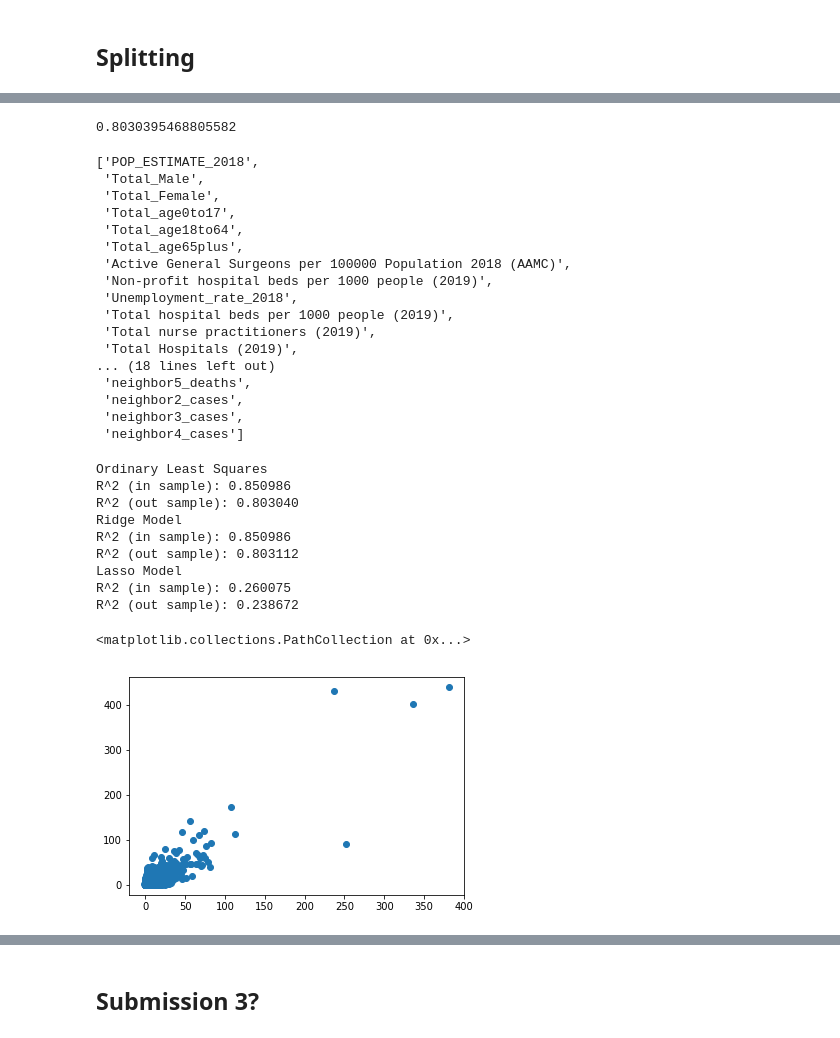
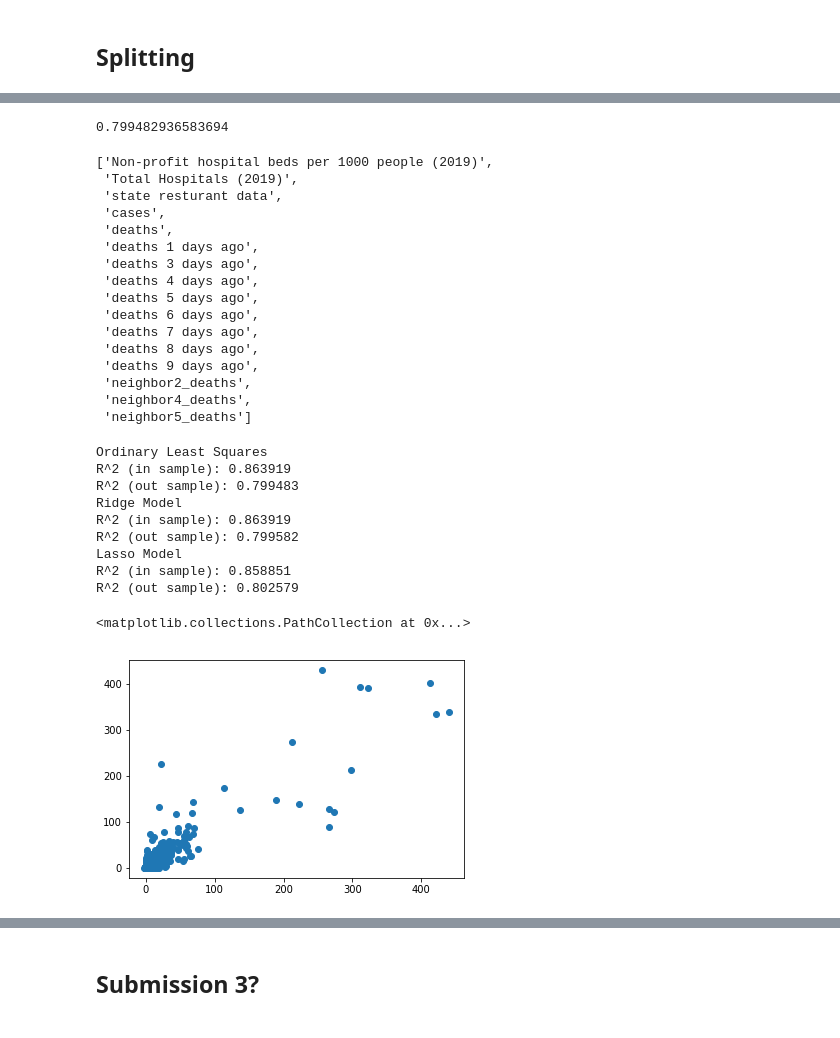
Before and after one commit to majesticfish/CS156B-Covid-Challenge, a Jupyter notebook: exploratory/Sean's Notebook/Just XY, please.ipynb, the cells around one changed output, grey strips where cells are left out. Drawn from its saved outputs; the diff is of its cells as text; code cells hidden in the pictures.

```diff
--- a/exploratory/Sean's Notebook/Just XY, please.ipynb
+++ b/exploratory/Sean's Notebook/Just XY, please.ipynb
@@ -159,7 +159,8 @@ def state_to_fip(state_abr):
     return df_jhu_states.fips[df_jhu_states.State == state_abr].values[0]
 # %%
 def get_XY(df, delta_y, look_back_y, y_generator, fips_list=get_fips(),
-           moving_window=True, start_date=110, offset=0, features=None):
+           moving_window=True, start_date=110, offset=0, features=None,
+           add_cases=False):
     if features != None:
         df = df[features]
     df = df[df.fips % 1000 != 0] # remove aggregate states
@@ -179,6 +180,7 @@ def get_XY(df, delta_y, look_back_y, y_generator, fips_list=get_fips(),
         df[col_name] = df['fips'].map(lambda fip: 0)
     X = []
     Y = []
+    Y_add = []
     for fips in df.index:
         if int(fips) not in fips_list:
             continue
@@ -217,20 +219,32 @@ def get_XY(df, delta_y, look_back_y, y_generator, fips_list=get_fips(),
                     base[-look_back_y + i] = ys[j - delta_y - i]
             X.append(base)
             Y.append(ys[j])
+            if add_cases:
+                Y_add.append(cum_cases[j])
             if not moving_window:
                 break
     df_new = pd.DataFrame(X, columns = df.columns)
     df_new['target'] = Y
+    if add_cases:
+        df_new['target_cases'] = Y_add
     return df_new
 
-def get_XY_with_neighs(df, delta_y, look_back_y, y_generator, fips_list=get_fips(), moving_window=True,offset=0, features=None):
+def get_XY_with_neighs(df, delta_y, look_back_y, y_generator, fips_list=get_fips(),
+                       moving_window=True,offset=0, features=None, add_cases=False):
     if features != None:
         df = df[features]
-    df_new = get_XY(df, delta_y, look_back_y, y_generator, fips_list=fips_list, moving_window=moving_window,offset=offset)
+    df_new = get_XY(df, delta_y, look_back_y, y_generator, fips_list=fips_list,
+                    moving_window=moving_window,offset=offset, add_cases=add_cases)
     df_new = df_new.loc[~np.isnan(df_new.pclon10)]
-    X = df_new.iloc[:,2:-1]
+    if add_cases:
+        X = df_new.iloc[:,2:-2]
+        y_cases = df_new['target_cases']
+    else:
+        X = df_new.iloc[:,2:-1]
     y = df_new['target'].values
     X = add_radius_neighbors(add_neighbors(X))
+    if add_cases:
+        return X,y,y_cases
     return X, y
 
 def Rsquare(pred, actual):
@@ -240,7 +254,8 @@ def Rsquare(pred, actual):
 # %%
 large_fips, small_fips = split_fips(cum_death_counter,min_thresh=1)
 # %%
-X,y = get_XY_with_neighs(df_jhu_merged, 1, 10, delta_death_counter, fips_list=large_fips,offset=0,features=features)
+X,y,y_cases = get_XY_with_neighs(df_jhu_merged, 1, 10, delta_death_counter,
+                         fips_list=large_fips, offset=1, features=features, add_cases=True)
 X_train, X_test, y_train, y_test = train_test_split(X, y, test_size=0.4)
 # %%
 nof_list=np.arange(1,44)
@@ -270,13 +285,13 @@ Score with 34 features: 0.803040
 # %%
 model = LinearRegression()
-rfe = RFE(model,34)
+rfe = RFE(model,16)
 X_train_rfe = rfe.fit_transform(X_train,y_train)
 X_test_rfe = rfe.transform(X_test)
 model.fit(X_train_rfe,y_train)
 print(model.score(X_test_rfe,y_test))
 support = rfe.support_
 # %% [output]
-0.8030395468805582
+0.799482936583694
 # %%
 good_cols = []
 for i in range(len(support)):
@@ -284,52 +299,51 @@ for i in range(len(support)):
         good_cols.append(X_train.columns[i])
 good_cols
 # %% [output]
-['POP_ESTIMATE_2018',
- 'Total_Male',
- 'Total_Female',
- 'Total_age0to17',
- 'Total_age18to64',
- 'Total_age65plus',
- 'Active General Surgeons per 100000 Population 2018 (AAMC)',
- 'Non-profit hospital beds per 1000 people (2019)',
- 'Unemployment_rate_2018',
- 'Total hospital beds per 1000 people (2019)',
- 'Total nurse practitioners (2019)',
+['Non-profit hospital beds per 1000 people (2019)',
  'Total Hospitals (2019)',
-... (18 lines left out)
- 'neighbor5_deaths',
- 'neighbor2_cases',
- 'neighbor3_cases',
- 'neighbor4_cases']
+ 'state resturant data',
+ 'cases',
+ 'deaths',
+ 'deaths 1 days ago',
+ 'deaths 3 days ago',
+ 'deaths 4 days ago',
+ 'deaths 5 days ago',
+ 'deaths 6 days ago',
+ 'deaths 7 days ago',
+ 'deaths 8 days ago',
+ 'deaths 9 days ago',
+ 'neighbor2_deaths',
+ 'neighbor4_deaths',
+ 'neighbor5_deaths']
 # %%
 X_train_filtered = X_train[good_cols]
 X_test_filtered = X_test[good_cols]
 # %%
 normal_model = LinearRegression().fit(X_train_filtered.values, y_train)
 print("Ordinary Least Squares")
 print("R^2 (in sample): %f" % normal_model.score(X_train_filtered,y_train))
 print("R^2 (out sample): %f" % normal_model.score(X_test_filtered,y_test))
-ridge_model = Ridge(alpha=900)
+ridge_model = Ridge(alpha=1000)
 ridge_model.fit(X_train_filtered.values, y_train)
 print("Ridge Model")
 print("R^2 (in sample): %f" % ridge_model.score(X_train_filtered,y_train))
 print("R^2 (out sample): %f" % ridge_model.score(X_test_filtered,y_test))
-lasso_model = Lasso(alpha=100)
+lasso_model = Lasso(alpha=1)
 lasso_model.fit(X_train_filtered.values, y_train)
 print("Lasso Model")
 print("R^2 (in sample): %f" % lasso_model.score(X_train_filtered,y_train))
 print("R^2 (out sample): %f" % lasso_model.score(X_test_filtered,y_test))
 plt.scatter(ridge_model.predict(X_test_filtered), y_test)
 # %% [output]
 Ordinary Least Squares
-R^2 (in sample): 0.850986
-R^2 (out sample): 0.803040
+R^2 (in sample): 0.863919
+R^2 (out sample): 0.799483
 Ridge Model
-R^2 (in sample): 0.850986
-R^2 (out sample): 0.803112
+R^2 (in sample): 0.863919
+R^2 (out sample): 0.799582
 Lasso Model
-R^2 (in sample): 0.260075
-R^2 (out sample): 0.238672
+R^2 (in sample): 0.858851
+R^2 (out sample): 0.802579
 <matplotlib.collections.PathCollection at 0x...>
-[figure, old version]
+[figure, new version]
 # %%
```
Also changed, not shown: parts of 9 cells of this notebook.
